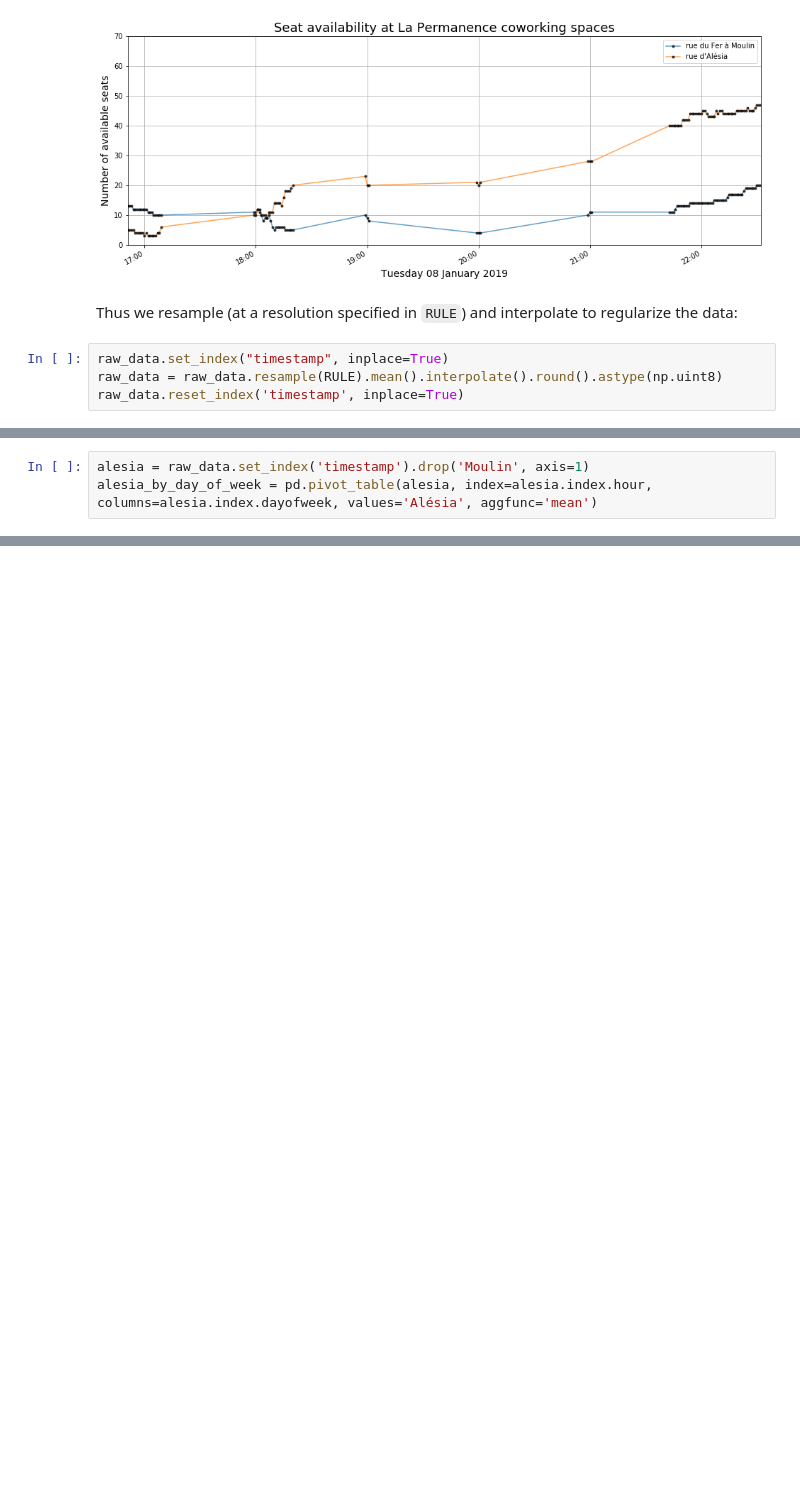
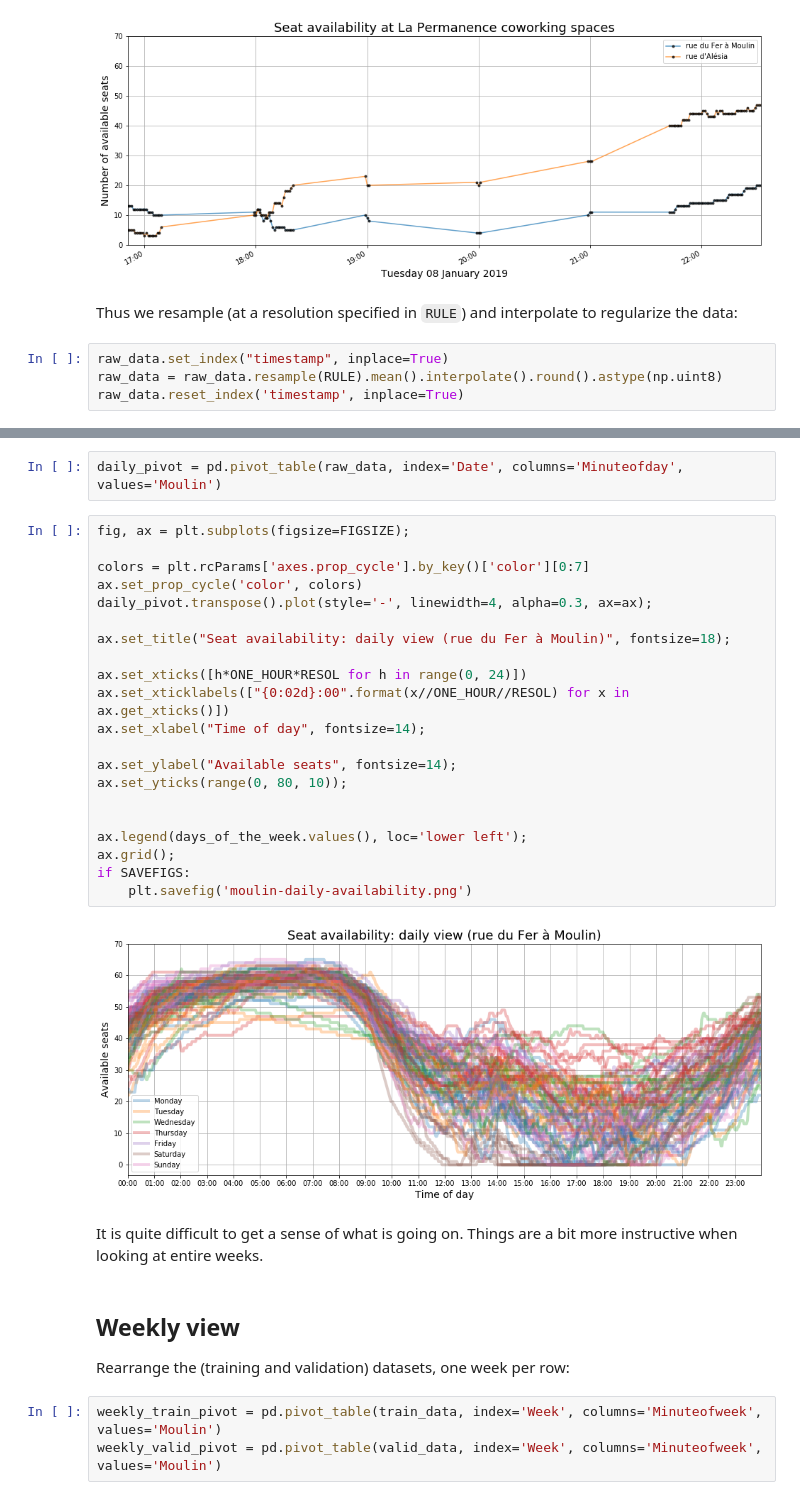
Before and after one commit to antoinechoffrut/la_permanence, a Jupyter notebook: la-permanence-understanding.ipynb, the cells around one changed output, grey strips where cells are left out. Cells and saved outputs as stored; diff of their text form; blank space fills up the shorter version.

```diff
--- a/la-permanence-understanding.ipynb
+++ b/la-permanence-understanding.ipynb
@@ -204,5 +247,2 @@ moulin = raw_data.set_index('timestamp').drop('Alésia', axis=1)
 moulin_by_day_of_week = pd.pivot_table(moulin, index=moulin.index.hour, columns=moulin.index.dayofweek, values='Moulin', aggfunc='mean')
-# %%
-alesia = raw_data.set_index('timestamp').drop('Moulin', axis=1)
-alesia_by_day_of_week = pd.pivot_table(alesia, index=alesia.index.hour, columns=alesia.index.dayofweek, values='Alésia', aggfunc='mean')
 # %%
@@ -240,0 +278,33 @@ ax2.grid()
+# %%
+daily_pivot = pd.pivot_table(raw_data, index='Date', columns='Minuteofday', values='Moulin')
+# %%
+fig, ax = plt.subplots(figsize=FIGSIZE);
+
+colors = plt.rcParams['axes.prop_cycle'].by_key()['color'][0:7]
+ax.set_prop_cycle('color', colors)
+daily_pivot.transpose().plot(style='-', linewidth=4, alpha=0.3, ax=ax);
+
+ax.set_title("Seat availability: daily view (rue du Fer à Moulin)", fontsize=18);
+
+ax.set_xticks([h*ONE_HOUR*RESOL for h in range(0, 24)])
+ax.set_xticklabels(["{0:02d}:00".format(x//ONE_HOUR//RESOL) for x in ax.get_xticks()])
+ax.set_xlabel("Time of day", fontsize=14);
+
+ax.set_ylabel("Available seats", fontsize=14);
+ax.set_yticks(range(0, 80, 10));
+
+
+ax.legend(days_of_the_week.values(), loc='lower left');
+ax.grid();
+if SAVEFIGS:
+    plt.savefig('moulin-daily-availability.png')
+# %% [output]
+[figure, added]
+# %% [markdown]
+It is quite difficult to get a sense of what is going on.  Things are a bit more instructive when looking at entire weeks.
+# %% [markdown]
+## Weekly view
+Rearrange the (training and validation) datasets, one week per row:
+# %%
+weekly_train_pivot = pd.pivot_table(train_data, index='Week', columns='Minuteofweek', values='Moulin')
+weekly_valid_pivot = pd.pivot_table(valid_data, index='Week', columns='Minuteofweek', values='Moulin')
```
Also changed, not shown: parts of 46 cells of this notebook, 15 other files.
